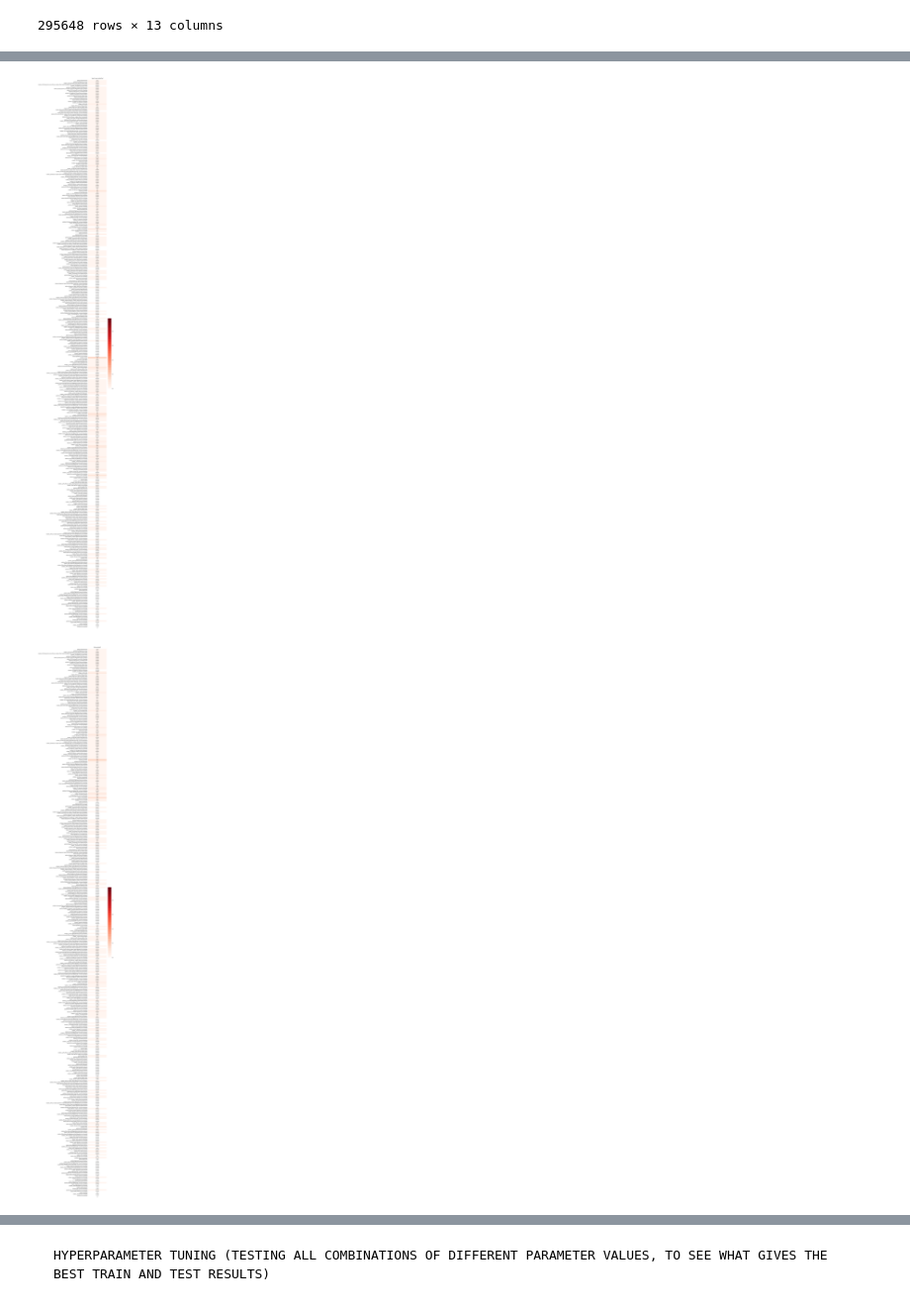
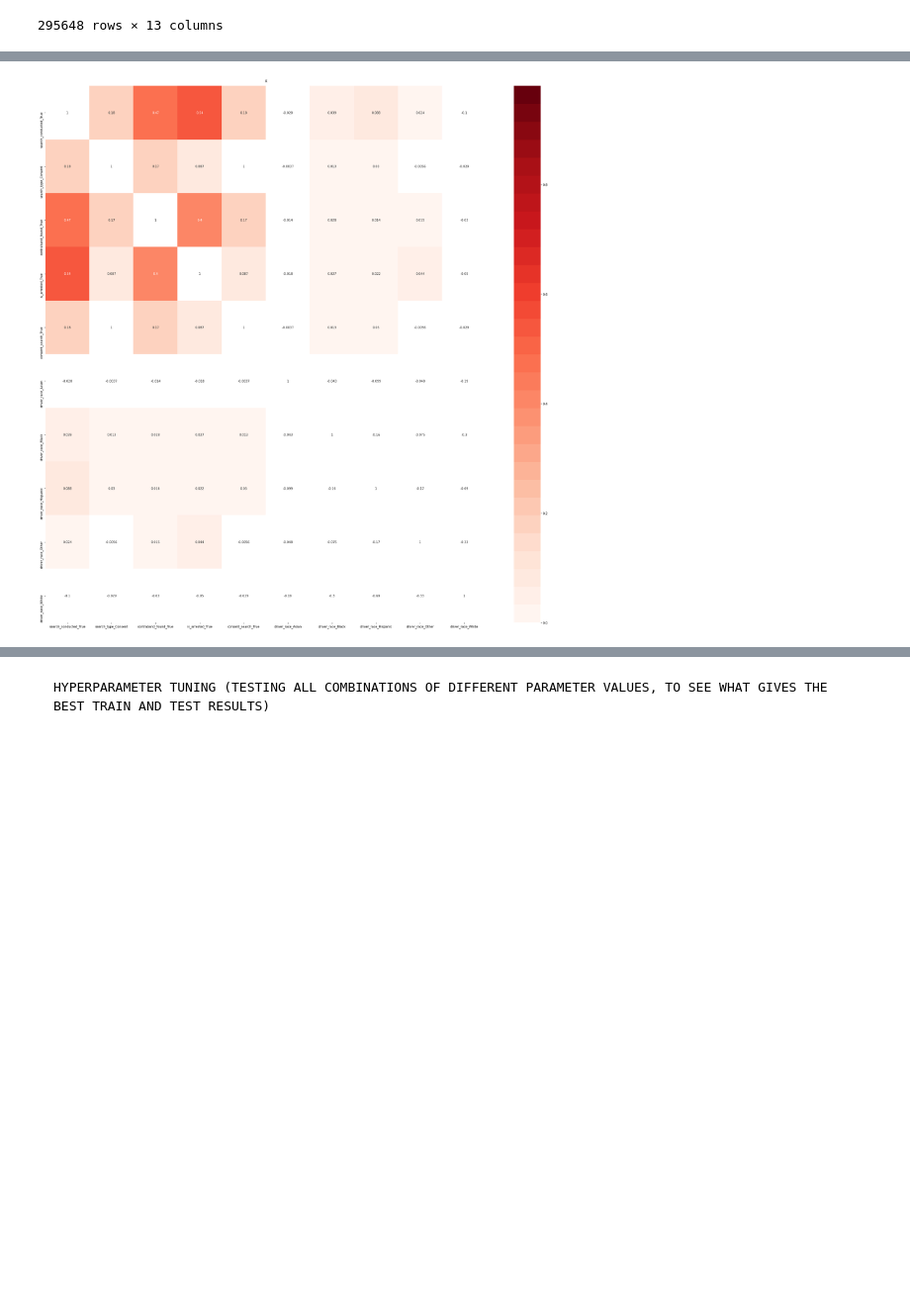
Before and after one commit to MasterWolff/BDA-Project, a Jupyter notebook: BDA code.ipynb, the cells around one changed output, grey strips where cells are left out. Shown: that part at 99% size. Saved outputs shown, nothing was run; the diff lists cells and outputs as text; code cells hidden in the pictures; blank space fills up the shorter version.

```diff
--- a/BDA code.ipynb
+++ b/BDA code.ipynb
@@ -273,4 +273,17 @@ All_Violations = Xd[['violation_DUI,Equipment', 'violation_DUI,Equipment,License
 'violation_Paperwork,Registration/plates,Safe movement,Speeding', 'violation_Paperwork,Registration/plates,Safe movement,Stop sign/light', 'violation_Paperwork,Registration/plates,Speeding', 'violation_Paperwork,Registration/plates,Speeding,Stop sign/light', 'violation_Paperwork,Registration/plates,Stop sign/light', 'violation_Paperwork,Safe movement', 'violation_Paperwork,Safe movement,Speeding', 'violation_Paperwork,Safe movement,Speeding,Stop sign/light', 'violation_Paperwork,Safe movement,Stop sign/light', 'violation_Paperwork,Speeding', 'violation_Paperwork,Speeding,Stop sign/light', 'violation_Paperwork,Stop sign/light', 'violation_Registration/plates', 'violation_Registration/plates,Safe movement', 'violation_Registration/plates,Safe movement,Speeding', 'violation_Registration/plates,Speeding', 'violation_Registration/plates,Stop sign/light', 'violation_Safe movement', 'violation_Safe movement,Speeding', 'violation_Safe movement,Speeding,Stop sign/light', 'violation_Safe movement,Stop sign/light', 'violation_Speeding', 'violation_Speeding,Stop sign/light', 'violation_Stop sign/light'
 ]]
-All_Violations
+
+#New dataframe based on ethnicity
+Ethnicity = pd.DataFrame({})
+Ethnicity = Xd[['driver_race_Asian', 'driver_race_Black', 'driver_race_Hispanic', 'driver_race_Other', 'driver_race_White']]
+
+
+#New dataframe based on outcome
+Outcome = pd.DataFrame({})
+Outcome = Xd[['search_conducted_True', 'search_type_Consent', 'contraband_found_True', 'is_arrested_True', 'consent_search_True']]
+
+
+Ethnicity_Outcome = pd.DataFrame({})
+Ethnicity_Outcome = Xd[['search_conducted_True', 'search_type_Consent', 'contraband_found_True', 'is_arrested_True', 'consent_search_True','driver_race_Asian', 'driver_race_Black', 'driver_race_Hispanic', 'driver_race_Other', 'driver_race_White']]
+Ethnicity_Outcome
 # %% [output]
@@ -290,6 +303,6 @@ All_Violations
 # %%
+#Looks at the correlation between the values in "All_Violations" and the column from Xd specified in the function argument.
 def violation_code(column):
-    #Looks at the correlation between the values in "All_Violations" and the column from Xd specified in the function argument.
     #Converts it in the end to a dataframe, as it will only have 1 value and therefore be a series. Dataframe is needed for later visualization.
     correlation_columns = All_Violations.corrwith(Xd[column]).to_frame()
 
@@ -298,4 +311,12 @@ def violation_code(column):
 
 violation_code("search_conducted_True")
 violation_code("is_arrested_True")
+
+
+#Looks at corre
+def corr_2_columns(column1):
+    correlation_columns = column1.corr()
+    return correlation_columns
+
+corr_2_columns(Ethnicity_Outcome)
 # %% [output]
@@ -315,19 +334,19 @@ violation_code("is_arrested_True")
 # %%
 import seaborn as sns
 
 def heatmap(data,title):
-    plt.figure(figsize=(5, 120))
+    plt.figure(figsize=(32, 32))
     cmap = plt.get_cmap('Reds',30)
     cmap.set_under('white')
     cmap.set_over('white')
     heatmap_sea = sns.heatmap(data, vmin=0, vmax=0.98, annot=True, cmap=cmap)
     heatmap_sea.set_title(title, fontdict={'fontsize':12}, pad=12);
 
 heatmap(violation_code("search_conducted_True"),"Search was conducted")
 heatmap(violation_code("is_arrested_True"),"Was arrested")
+heatmap(corr_2_columns(Ethnicity_Outcome),"Correlation between ethnicity and outcome")
 # %% [output]
-[figure, old version]
+[figure, new version]
-[figure, removed]
 # %%
 import seaborn as sns
 plt.figure(figsize=(32, 32))
```
Also changed, not shown: parts of 4 cells of this notebook.
